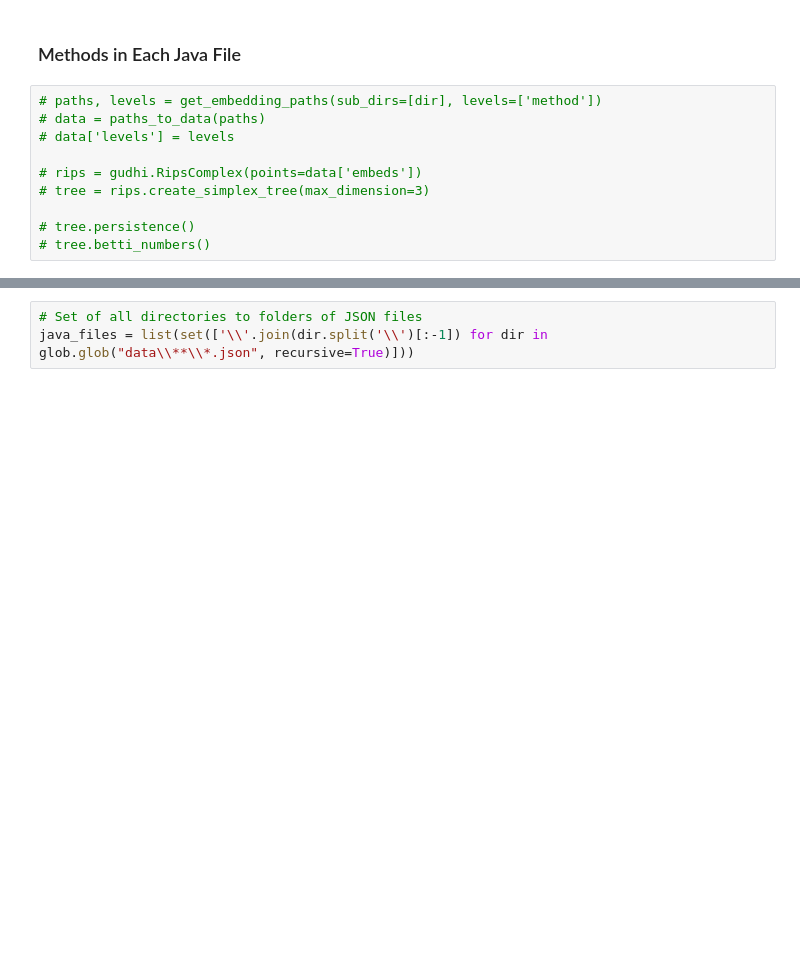
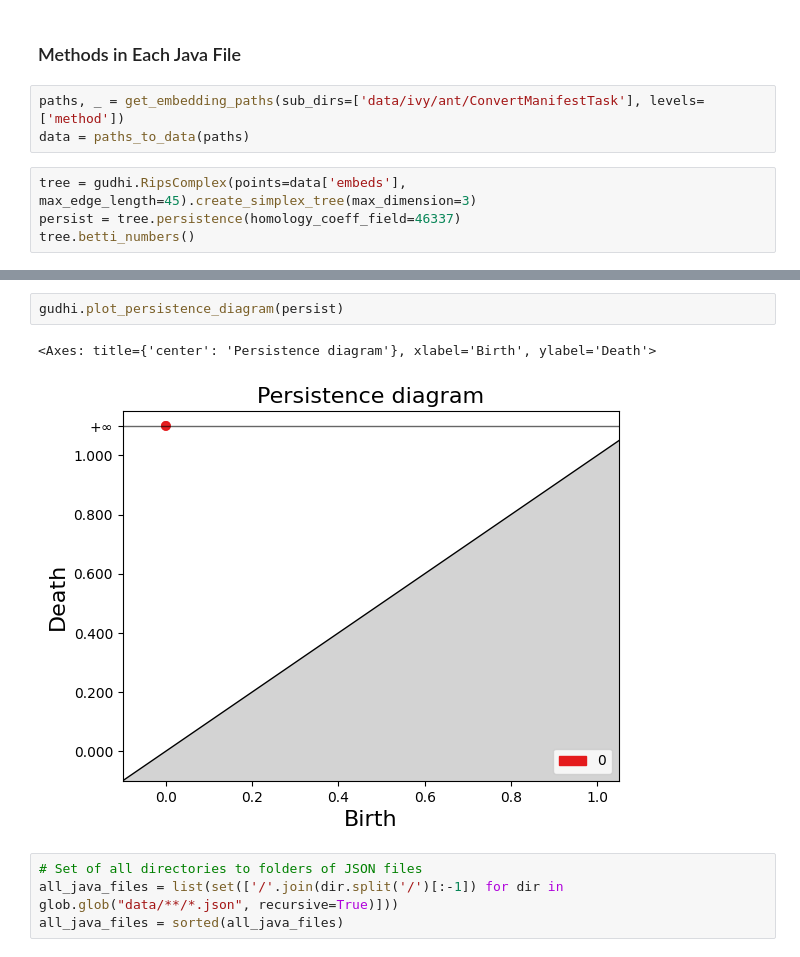
Before and after one commit to CynthiaTheGriffin/topology_project, a Jupyter notebook: AnalyticalEngineering2.ipynb, the cells around one changed output, grey strips where cells are left out. Drawn from its saved outputs; the diff is of its cells as text; blank space fills up the shorter version.

```diff
--- a/AnalyticalEngineering2.ipynb
+++ b/AnalyticalEngineering2.ipynb
@@ -121,13 +123,10 @@ def paths_to_data(paths:Iterable[str]) -> dict:
     return data
 # %% [markdown]
 ### Methods in Each Java File
+# %%
+paths, _ = get_embedding_paths(sub_dirs=['data/ivy/ant/ConvertManifestTask'], levels=['method'])
+data = paths_to_data(paths)
 # %%
-# paths, levels = get_embedding_paths(sub_dirs=[dir], levels=['method'])
-# data = paths_to_data(paths)
-# data['levels'] = levels
-
-# rips = gudhi.RipsComplex(points=data['embeds'])
-# tree = rips.create_simplex_tree(max_dimension=3)
-
-# tree.persistence()
-# tree.betti_numbers()
+tree = gudhi.RipsComplex(points=data['embeds'], max_edge_length=45).create_simplex_tree(max_dimension=3)
+persist = tree.persistence(homology_coeff_field=46337)
+tree.betti_numbers()
@@ -134,5 +145,11 @@ def paths_to_data(paths:Iterable[str]) -> dict:
+# %%
+gudhi.plot_persistence_diagram(persist)
+# %% [output]
+<Axes: title={'center': 'Persistence diagram'}, xlabel='Birth', ylabel='Death'>
+[figure, added]
 # %%
 # Set of all directories to folders of JSON files
-java_files = list(set(['\\'.join(dir.split('\\')[:-1]) for dir in glob.glob("data\\**\\*.json", recursive=True)]))
+all_java_files = list(set(['/'.join(dir.split('/')[:-1]) for dir in glob.glob("data/**/*.json", recursive=True)]))
+all_java_files = sorted(all_java_files)
 # %%
 betti_nums = {}
```
Also changed, not shown: parts of 6 cells of this notebook.
